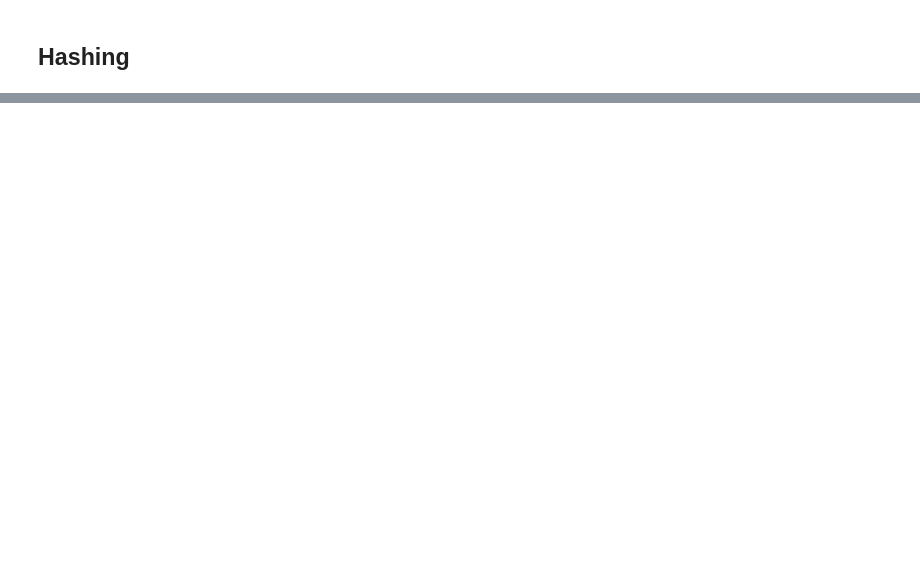
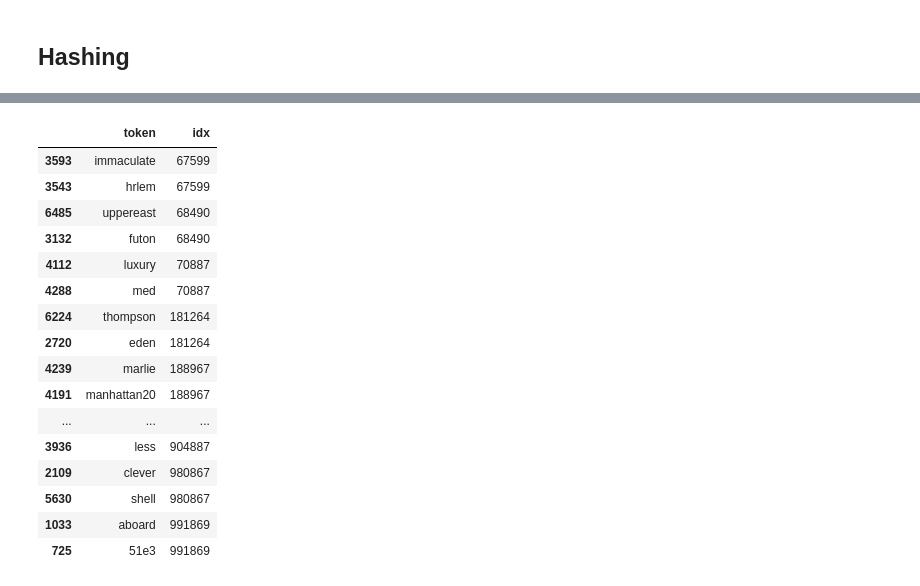
Before and after one commit to krzjoa/medium, a Jupyter notebook: 5_text_regression/text_regression.ipynb, the cells around one changed output, grey strips where cells are left out. Drawn from its saved outputs; the diff is of its cells as text; code cells hidden in the pictures; blank space fills up the shorter version.

```diff
--- a/5_text_regression/text_regression.ipynb
+++ b/5_text_regression/text_regression.ipynb
@@ -266,0 +278,9 @@ print(mean_squared_error(y_test, y_pred_count_vec))
+# %%
+hashes = hasher.transform(np.array([unique_tokens]).T)
+# %%
+token_indices = np.abs(hashes).argmax(axis=1)
+# %%
+token_dict = pd.DataFrame({
+    'token': np.array(unique_tokens).ravel().tolist(),
+    'idx': token_indices.ravel().tolist()[0]
+})
@@ -266,0 +341,22 @@ print(mean_squared_error(y_test, y_pred_count_vec))
+# %%
+same_hash = token_dict.query('idx in @colliding_hashes').sort_values('idx')
+# %%
+same_hash
+# %% [output]
+|  | token | idx |
+| 3593 | immaculate | 67599 |
+| 3543 | hrlem | 67599 |
+| 6485 | uppereast | 68490 |
+| 3132 | futon | 68490 |
+| 4112 | luxury | 70887 |
+| 4288 | med | 70887 |
+| 6224 | thompson | 181264 |
+| 2720 | eden | 181264 |
+| 4239 | marlie | 188967 |
+| 4191 | manhattan20 | 188967 |
+| ... | ... | ... |
+| 3936 | less | 904887 |
+| 2109 | clever | 980867 |
+| 5630 | shell | 980867 |
+| 1033 | aboard | 991869 |
+| 725 | 51e3 | 991869 |
```
Also changed, not shown: parts of 21 cells of this notebook, 12 other files.
